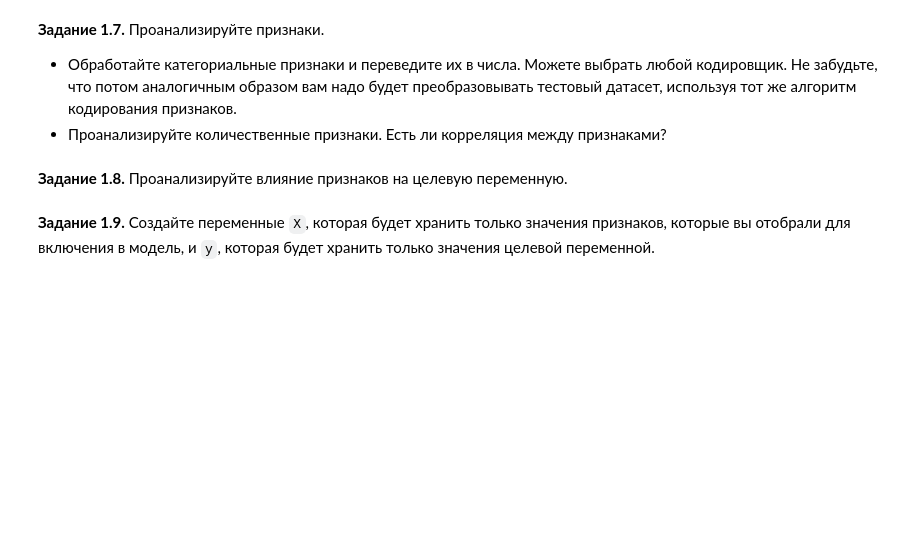
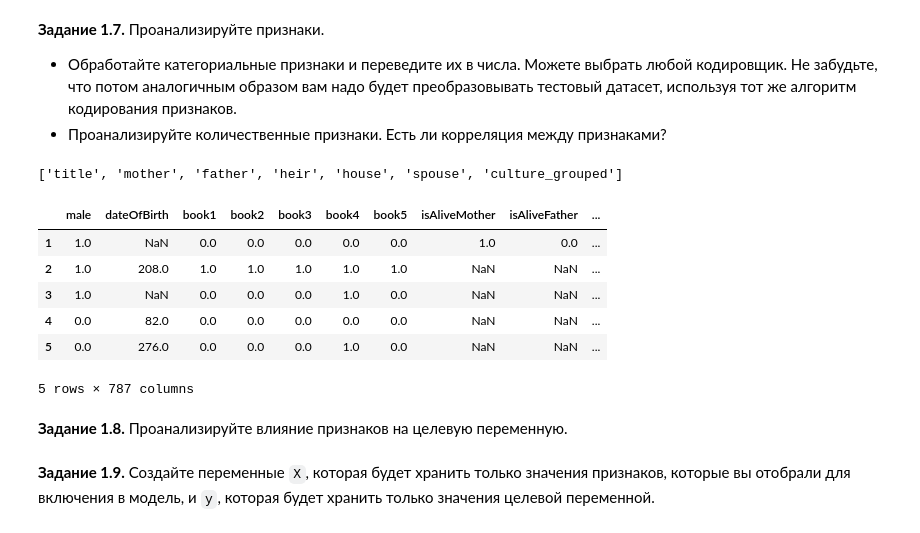
Before and after one commit to n-sukhov/DLS-course-1, a Jupyter notebook: week_01_ml_intro/Homework/hw_1_game_of_thrones.ipynb, the cells around one changed output. Saved outputs shown, nothing was run; the diff lists cells and outputs as text; code cells hidden in the pictures; blank space fills up the shorter version.

```diff
--- a/week_01_ml_intro/Homework/hw_1_game_of_thrones.ipynb
+++ b/week_01_ml_intro/Homework/hw_1_game_of_thrones.ipynb
@@ -472,3 +514,30 @@ data.describe(include = [...]).T[['count', 'min', 'max']].assign(N_unique_values
+# %%
+data = data.drop(columns="name")
+# %%
+cat_cols = [cc for cc in data.columns if data[cc].dtype == "O"]
+cat_cols
+# %% [output]
+['title', 'mother', 'father', 'heir', 'house', 'spouse', 'culture_grouped']
+# %%
+from sklearn.preprocessing import OneHotEncoder
+
+ohe = OneHotEncoder(drop="if_binary", sparse_output=False)
+ohe.fit(data[cat_cols])
+new_cc = ohe.transform(data[cat_cols])
+# %%
+new_cc_d = pd.DataFrame(new_cc, columns=ohe.get_feature_names_out())
+# %%
+data = data.drop(columns=cat_cols)
+data = pd.concat([data, new_cc_d], axis=1)
+data.head()
+# %% [output]
+|  | male | dateOfBirth | book1 | book2 | book3 | book4 | book5 | isAliveMother | isAliveFather | ... |
+| 1 | 1.0 | NaN | 0.0 | 0.0 | 0.0 | 0.0 | 0.0 | 1.0 | 0.0 | ... |
+| 2 | 1.0 | 208.0 | 1.0 | 1.0 | 1.0 | 1.0 | 1.0 | NaN | NaN | ... |
+| 3 | 1.0 | NaN | 0.0 | 0.0 | 0.0 | 1.0 | 0.0 | NaN | NaN | ... |
+| 4 | 0.0 | 82.0 | 0.0 | 0.0 | 0.0 | 0.0 | 0.0 | NaN | NaN | ... |
+| 5 | 0.0 | 276.0 | 0.0 | 0.0 | 0.0 | 1.0 | 0.0 | NaN | NaN | ... |
+5 rows × 787 columns
 # %% [markdown]
 **Задание 1.8.** Проанализируйте влияние признаков на целевую переменную.
 # %%
```
Also changed, not shown: parts of 4 cells of this notebook.
